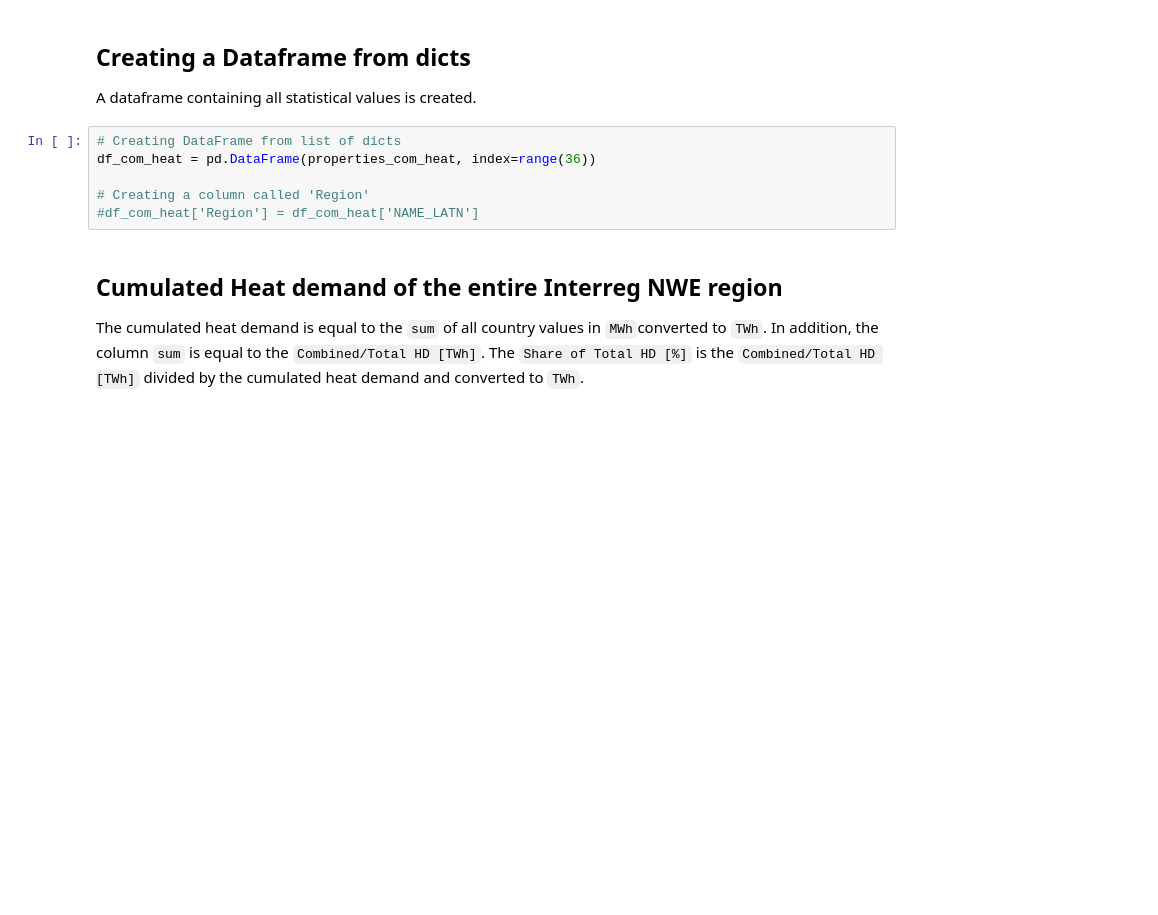
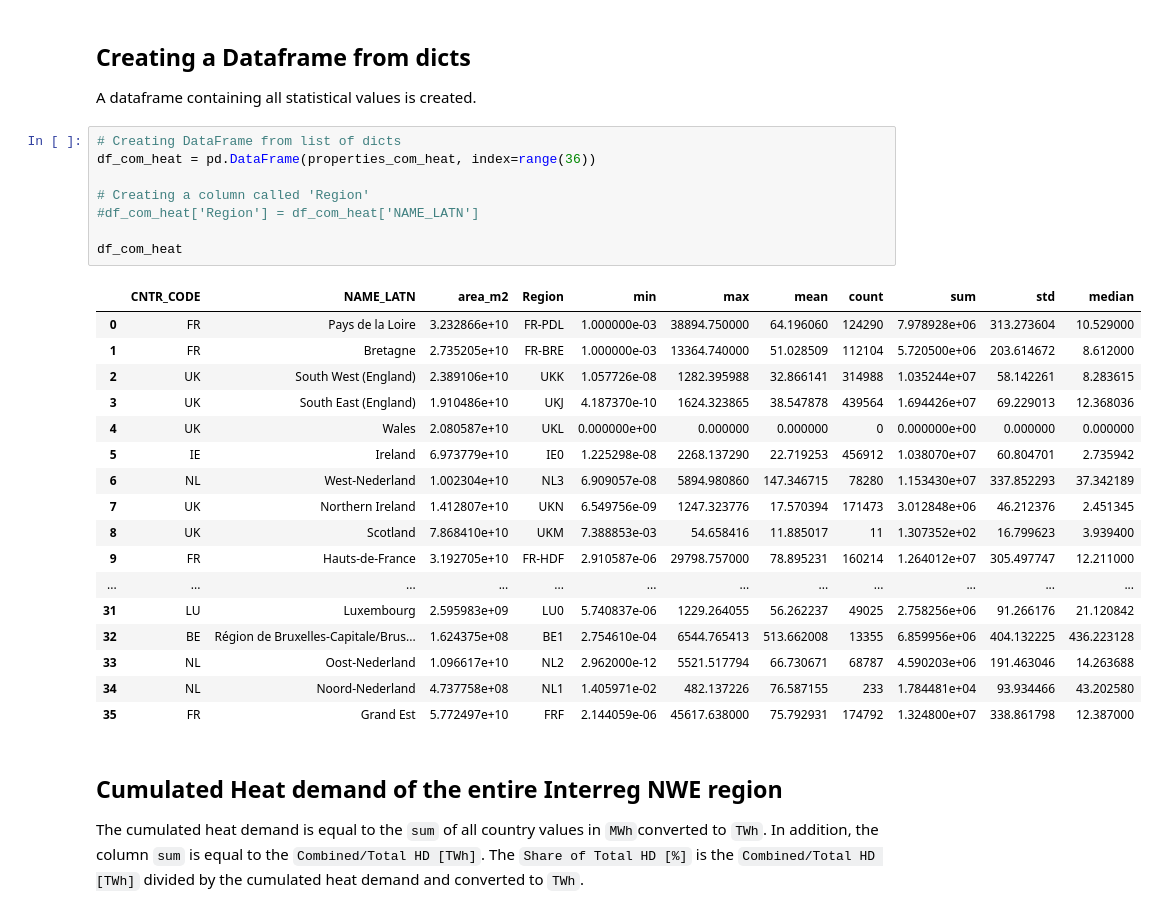
Before and after one commit to AlexanderJuestel/code_collection, a Jupyter notebook: notebooks/heat_demand_mapping/processing_results/Statistical_Evaluation_Commercial_Heat_Demand_Data_NUTS1.ipynb, the cells around one changed output. Cells and saved outputs as stored; diff of their text form; blank space fills up the shorter version.

```diff
--- a/notebooks/heat_demand_mapping/processing_results/Statistical_Evaluation_Commercial_Heat_Demand_Data_NUTS1.ipynb
+++ b/notebooks/heat_demand_mapping/processing_results/Statistical_Evaluation_Commercial_Heat_Demand_Data_NUTS1.ipynb
@@ -82,9 +82,29 @@ A dataframe containing all statistical values is created.
 # %%
 # Creating DataFrame from list of dicts
 df_com_heat = pd.DataFrame(properties_com_heat, index=range(36))
 
 # Creating a column called 'Region'
 #df_com_heat['Region'] = df_com_heat['NAME_LATN']
+
+df_com_heat
+# %% [output]
+|  | CNTR_CODE | NAME_LATN | area_m2 | Region | min | max | mean | count | sum | std | median |
+| 0 | FR | Pays de la Loire | 3.232866e+10 | FR-PDL | 1.000000e-03 | 38894.750000 | 64.196060 | 124290 | 7.978928e+06 | 313.273604 | 10.529000 |
+| 1 | FR | Bretagne | 2.735205e+10 | FR-BRE | 1.000000e-03 | 13364.740000 | 51.028509 | 112104 | 5.720500e+06 | 203.614672 | 8.612000 |
+| 2 | UK | South West (England) | 2.389106e+10 | UKK | 1.057726e-08 | 1282.395988 | 32.866141 | 314988 | 1.035244e+07 | 58.142261 | 8.283615 |
+| 3 | UK | South East (England) | 1.910486e+10 | UKJ | 4.187370e-10 | 1624.323865 | 38.547878 | 439564 | 1.694426e+07 | 69.229013 | 12.368036 |
+| 4 | UK | Wales | 2.080587e+10 | UKL | 0.000000e+00 | 0.000000 | 0.000000 | 0 | 0.000000e+00 | 0.000000 | 0.000000 |
+| 5 | IE | Ireland | 6.973779e+10 | IE0 | 1.225298e-08 | 2268.137290 | 22.719253 | 456912 | 1.038070e+07 | 60.804701 | 2.735942 |
+| 6 | NL | West-Nederland | 1.002304e+10 | NL3 | 6.909057e-08 | 5894.980860 | 147.346715 | 78280 | 1.153430e+07 | 337.852293 | 37.342189 |
+| 7 | UK | Northern Ireland | 1.412807e+10 | UKN | 6.549756e-09 | 1247.323776 | 17.570394 | 171473 | 3.012848e+06 | 46.212376 | 2.451345 |
+| 8 | UK | Scotland | 7.868410e+10 | UKM | 7.388853e-03 | 54.658416 | 11.885017 | 11 | 1.307352e+02 | 16.799623 | 3.939400 |
+| 9 | FR | Hauts-de-France | 3.192705e+10 | FR-HDF | 2.910587e-06 | 29798.757000 | 78.895231 | 160214 | 1.264012e+07 | 305.497747 | 12.211000 |
+| ... | ... | ... | ... | ... | ... | ... | ... | ... | ... | ... | ... |
+| 31 | LU | Luxembourg | 2.595983e+09 | LU0 | 5.740837e-06 | 1229.264055 | 56.262237 | 49025 | 2.758256e+06 | 91.266176 | 21.120842 |
+| 32 | BE | Région de Bruxelles-Capitale/Brus... | 1.624375e+08 | BE1 | 2.754610e-04 | 6544.765413 | 513.662008 | 13355 | 6.859956e+06 | 404.132225 | 436.223128 |
+| 33 | NL | Oost-Nederland | 1.096617e+10 | NL2 | 2.962000e-12 | 5521.517794 | 66.730671 | 68787 | 4.590203e+06 | 191.463046 | 14.263688 |
+| 34 | NL | Noord-Nederland | 4.737758e+08 | NL1 | 1.405971e-02 | 482.137226 | 76.587155 | 233 | 1.784481e+04 | 93.934466 | 43.202580 |
+| 35 | FR | Grand Est | 5.772497e+10 | FRF | 2.144059e-06 | 45617.638000 | 75.792931 | 174792 | 1.324800e+07 | 338.861798 | 12.387000 |
 # %% [markdown]
 ## Cumulated Heat demand of the entire Interreg NWE region
 
```
Also changed, not shown: parts of 3 cells of this notebook, 7 other files.
